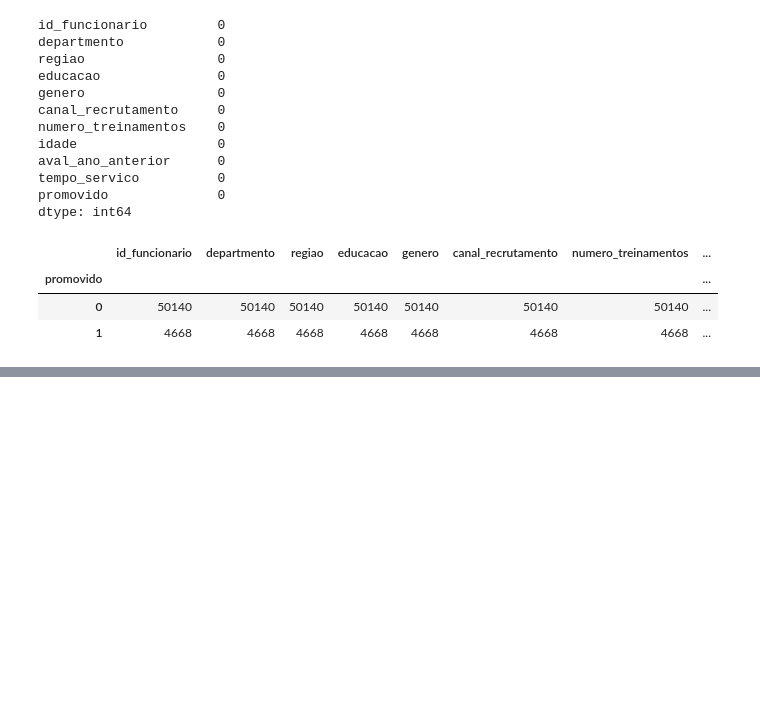
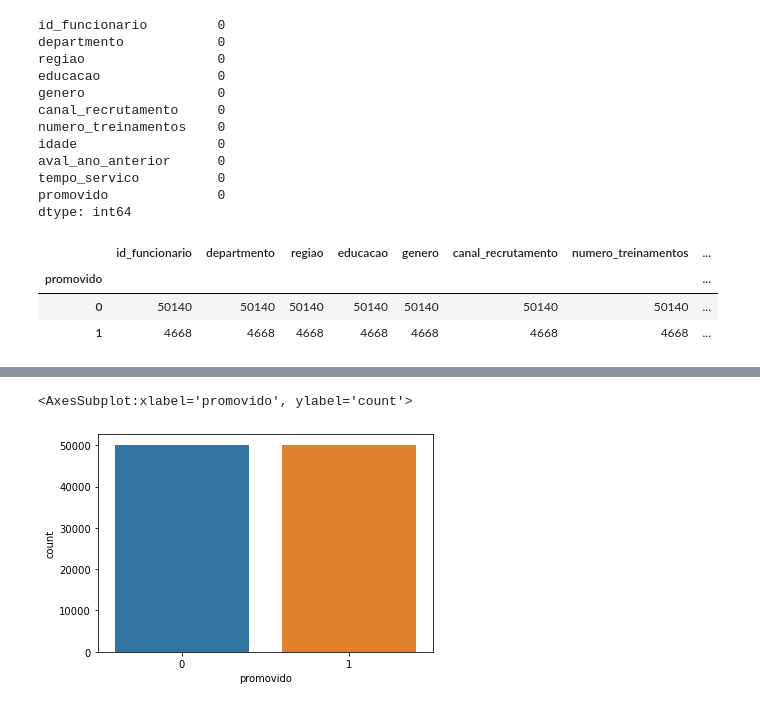
Before and after one commit to arturmabrao/R-ini, a Jupyter notebook: Python-ini/02/Ex02_MiniProj.ipynb, the cells around one changed output, grey strips where cells are left out. Saved outputs shown, nothing was run; the diff lists cells and outputs as text; code cells hidden in the pictures; blank space fills up the shorter version.

```diff
--- a/Python-ini/02/Ex02_MiniProj.ipynb
+++ b/Python-ini/02/Ex02_MiniProj.ipynb
@@ -99,0 +105,4 @@ dadosRH.groupby(['promovido']).count()
+# %%
+# Separando as classes de promovido
+df_classe_majoritaria = dadosRH[dadosRH.promovido==0]
+df_classe_minoritaria = dadosRH[dadosRH.promovido==1]
@@ -99,0 +117,9 @@ dadosRH.groupby(['promovido']).count()
+# %%
+# Upsample da classe minoriataria
+from sklearn.utils import resample
+df_classe_minoritaria_upsampled = resample(df_classe_minoritaria,
+                                          replace = True,
+                                          n_samples = 50140,
+                                          random_state = 150)
+# %%
+dadosRH_balanceados = pd.concat([df_classe_majoritaria, df_classe_minoritaria_upsampled])
@@ -99,0 +153,5 @@ dadosRH.groupby(['promovido']).count()
+# %%
+sns.countplot(dadosRH_balanceados['promovido'])
+# %% [output]
+<AxesSubplot:xlabel='promovido', ylabel='count'>
+[figure, added]
```
Also changed, not shown: parts of 6 cells of this notebook, 1 other file.
